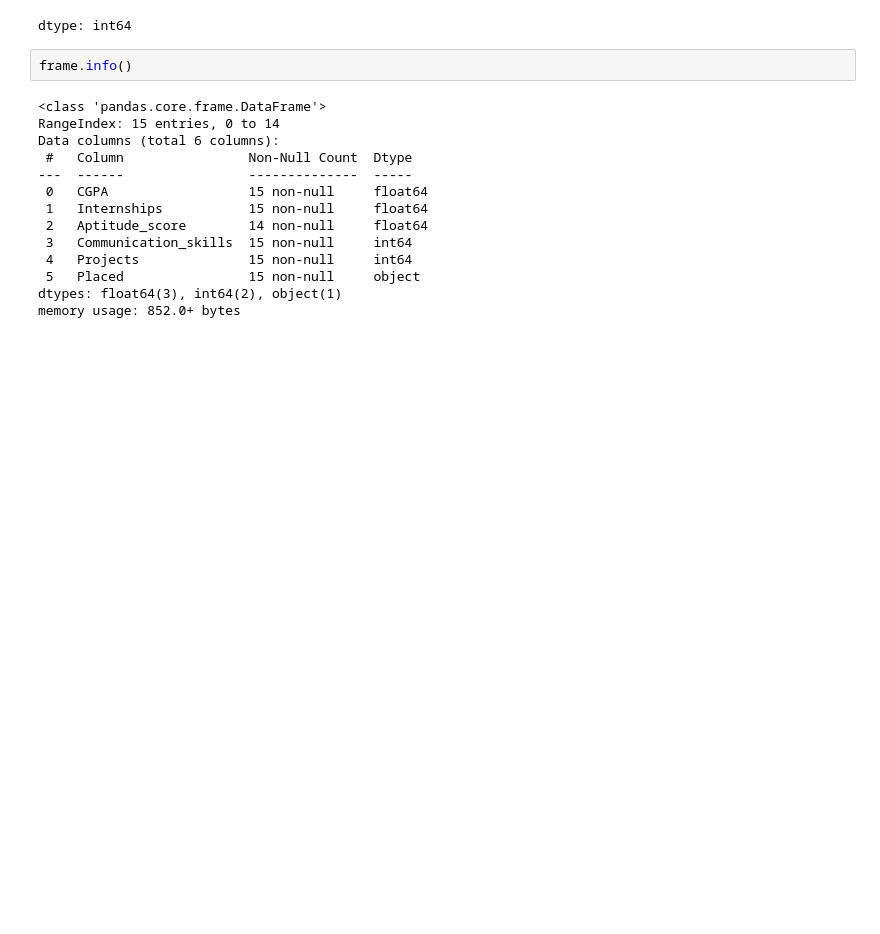
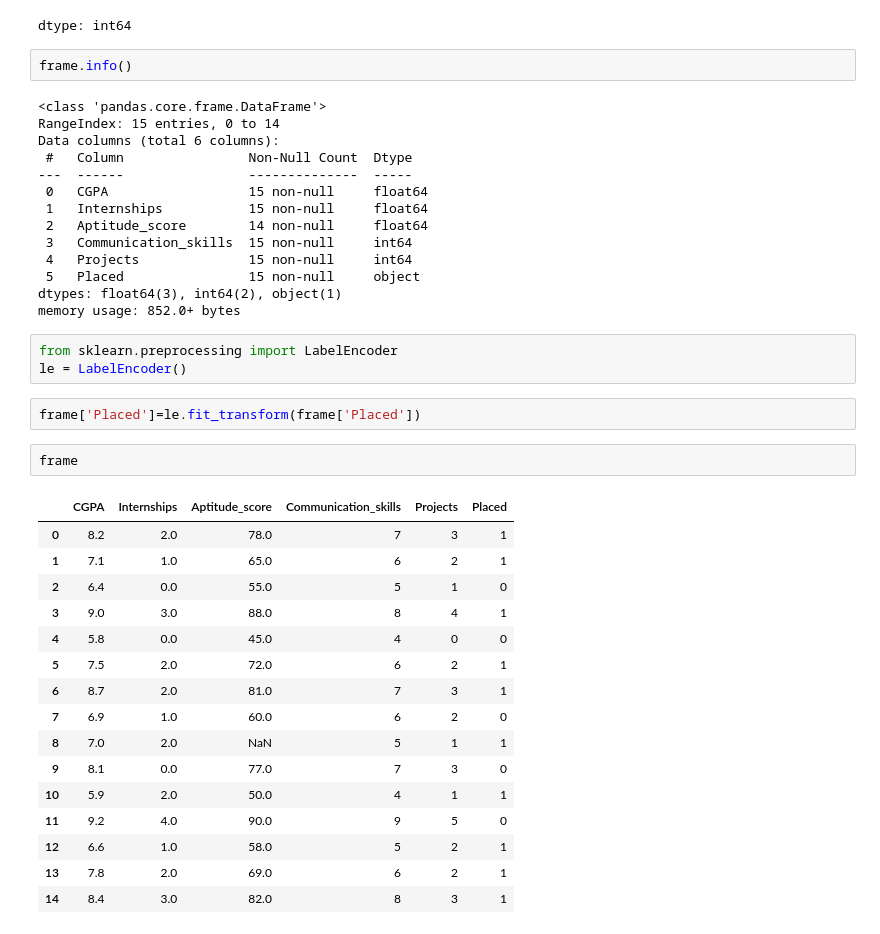
Before and after one commit to BhanuPrakash-Guniganti/python-for-ml, a Jupyter notebook: 8_04.ipynb, the cells around one changed output. Saved outputs shown, nothing was run; the diff lists cells and outputs as text; blank space fills up the shorter version.

Commit message:
used Label Encoder to refine yes or no values in table

```diff
--- a/8_04.ipynb
+++ b/8_04.ipynb
@@ -179,3 +179,27 @@ Data columns (total 6 columns):
  5   Placed                15 non-null     object
 dtypes: float64(3), int64(2), object(1)
 memory usage: 852.0+ bytes
+# %%
+from sklearn.preprocessing import LabelEncoder
+le = LabelEncoder()
+# %%
+frame['Placed']=le.fit_transform(frame['Placed'])
+# %%
+frame
+# %% [output]
+|  | CGPA | Internships | Aptitude_score | Communication_skills | Projects | Placed |
+| 0 | 8.2 | 2.0 | 78.0 | 7 | 3 | 1 |
+| 1 | 7.1 | 1.0 | 65.0 | 6 | 2 | 1 |
+| 2 | 6.4 | 0.0 | 55.0 | 5 | 1 | 0 |
+| 3 | 9.0 | 3.0 | 88.0 | 8 | 4 | 1 |
+| 4 | 5.8 | 0.0 | 45.0 | 4 | 0 | 0 |
+| 5 | 7.5 | 2.0 | 72.0 | 6 | 2 | 1 |
+| 6 | 8.7 | 2.0 | 81.0 | 7 | 3 | 1 |
+| 7 | 6.9 | 1.0 | 60.0 | 6 | 2 | 0 |
+| 8 | 7.0 | 2.0 | NaN | 5 | 1 | 1 |
+| 9 | 8.1 | 0.0 | 77.0 | 7 | 3 | 0 |
+| 10 | 5.9 | 2.0 | 50.0 | 4 | 1 | 1 |
+| 11 | 9.2 | 4.0 | 90.0 | 9 | 5 | 0 |
+| 12 | 6.6 | 1.0 | 58.0 | 5 | 2 | 1 |
+| 13 | 7.8 | 2.0 | 69.0 | 6 | 2 | 1 |
+| 14 | 8.4 | 3.0 | 82.0 | 8 | 3 | 1 |
```
